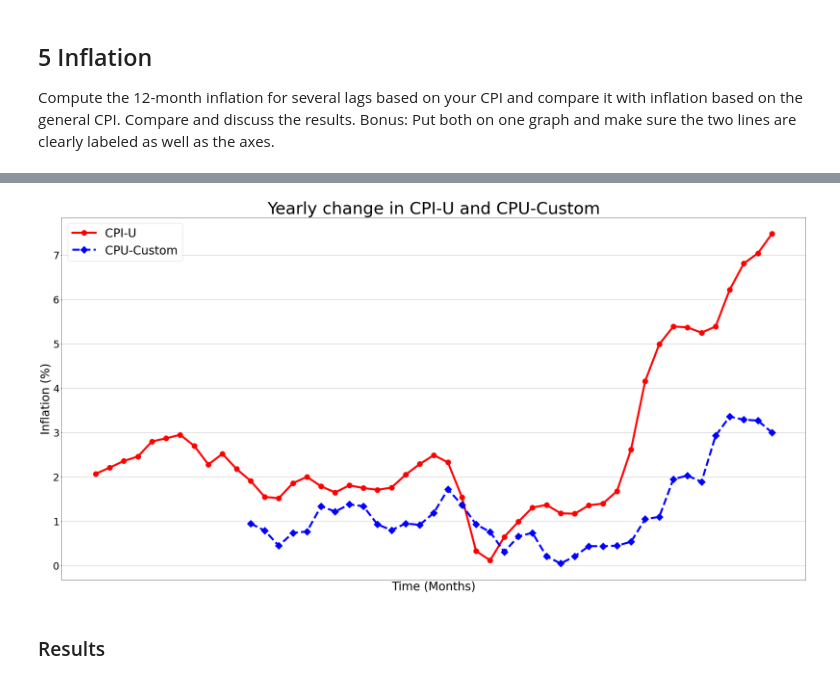
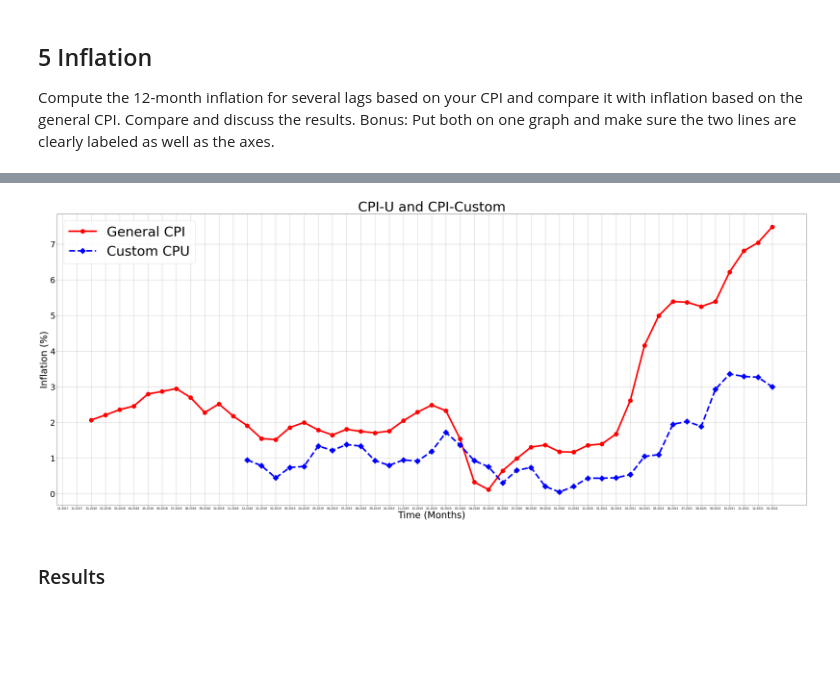
Before and after one commit to mpaertteirn/CPI_Project, a Jupyter notebook: CPI_Project.ipynb, the cells around one changed output, grey strips where cells are left out. Saved outputs shown, nothing was run; the diff lists cells and outputs as text; code cells hidden in the pictures; blank space fills up the shorter version.

```diff
--- a/CPI_Project.ipynb
+++ b/CPI_Project.ipynb
@@ -269,22 +330,40 @@ data3
 # %%
+#Plotting inflations over time
+
+#Coercing dataframe series into lists
 CPI_U = list(data3['CUUR0000SA0'])
-CPI_C = list(data3['New_CPI'])
+CPI_C = list(data3['Custom_CPI'])
+t=list(data3['Time'])
+
+#reversing order of lists
 CPI_U.reverse()
 CPI_C.reverse()
-plt.figure(figsize=(40,20))
-plt.plot(data3['t'], CPI_U, color='red', marker='o', markersize=16,  linestyle='-', linewidth=6, label = 'CPI-U')
-plt.plot(data3['t'], CPI_C, color='blue', marker='D', markersize=16, linestyle='--', linewidth=6, label = 'CPU-Custom')
-ax = plt.gca()
-ax.axes.xaxis.set_ticks([])
-plt.grid(True)
-plt.yticks(fontsize=30)
-plt.title("Yearly change in CPI-U and CPU-Custom", fontsize=50)
+t.reverse()
+
+#formatting parameters
+plt.figure(figsize=(50,20)) #size
+plt.grid(True) #adding grid lines
+plt.yticks(fontsize=30) #y-axis tick sizing
+
+#create plots
+plt.plot(t, CPI_U,
+         color='red', marker='o', markersize=16,
+         linestyle='-', linewidth=6, label = 'General CPI')
+plt.plot(t, CPI_C,
+         color='blue', marker='D', markersize=16,
+         linestyle='--', linewidth=6, label = 'Custom CPU')
+
+#labeling
+plt.title("CPI-U and CPI-Custom", fontsize=50)
 plt.xlabel("Time (Months)", fontsize=35)
 plt.ylabel("Inflation (%)", fontsize=35)
-plt.legend(loc=2, prop={'size': 35})
+
+#legend
+plt.legend(loc=2, prop={'size': 50})
+
 plt.show()
 # %% [output]
-[figure, old version]
+[figure, new version]
 # %% [markdown]
 ### Results
 # %% [markdown]
```
Also changed, not shown: parts of 6 cells of this notebook.
